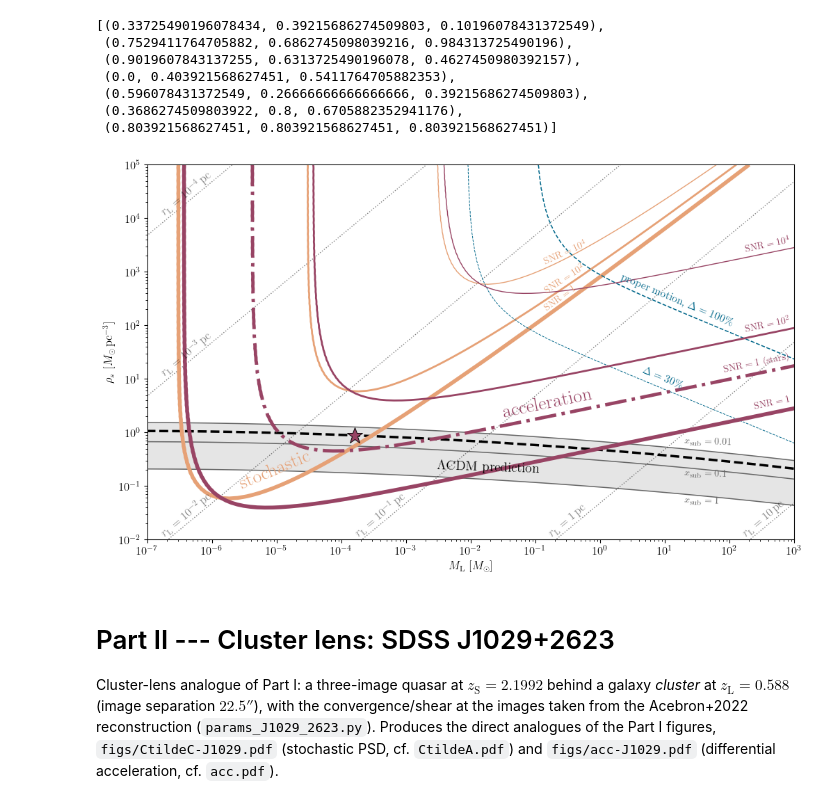
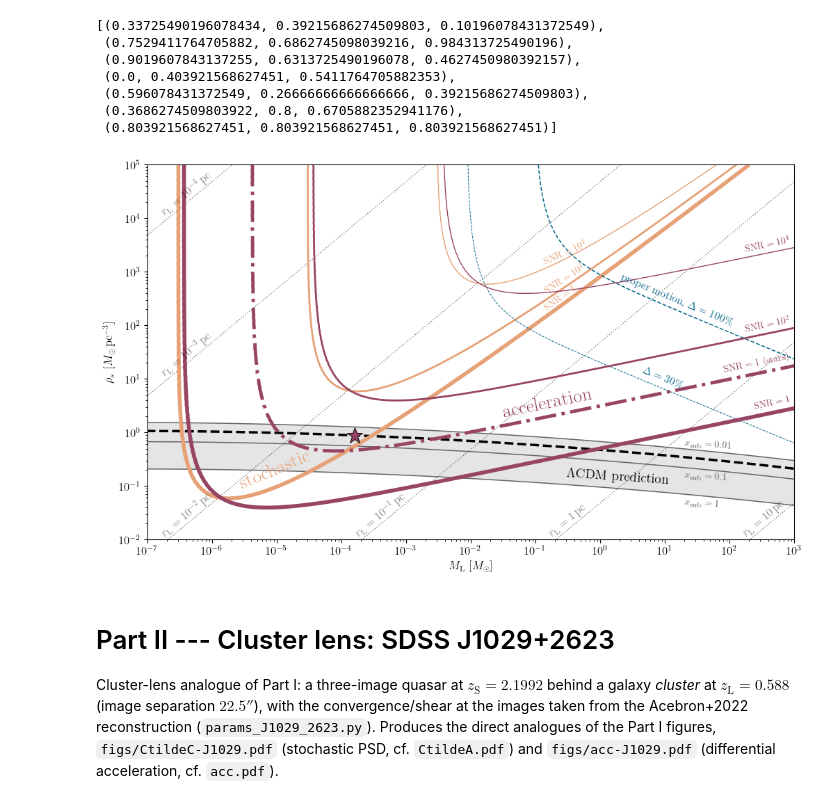
Before and after one commit to kenvantilburg/quaDM_lens, a Jupyter notebook: code/sensitivity.ipynb, the cells around one changed output. Drawn from its saved outputs; the diff is of its cells as text; code cells hidden in the pictures.

```diff
--- a/code/sensitivity.ipynb
+++ b/code/sensitivity.ipynb
@@ -685,15 +681,15 @@ ax.fill_between(list_M_s_fill/M_Solar, arr_rho_s_fill[0]/(M_Solar/pc**3), arr_rh
 for i, x_sub in enumerate(list_x_sub):
     ax.plot(arr_M_s_band[i]/M_Solar, arr_rho_s_band[i]/(M_Solar/pc**3), color=(0.4,0.4,0.4), lw=1.1)
 ax.plot(list_M_s_pred/M_Solar, list_rho_s_pred/(M_Solar/pc**3), 'k--', lw=2.5)
-ax.text(3e-3, 0.225, r'$\Lambda$CDM prediction', color='k', fontsize=14, ha='left', va='center', rotation=-2)
+ax.text(3e-1, 0.15, r'$\Lambda$CDM prediction', color='k', fontsize=14, ha='left', va='center', rotation=-4)
 # x_sub labels: the two lower lines are labelled just below themselves (the 0.5-dex gap
 # above the x_sub = 1 line is the roomiest part of the band), the top one just above.
 M_lab = 2e1
 for i, (lab, va, off) in enumerate(zip([r'$x_\mathrm{sub} = 1$', r'$x_\mathrm{sub} = 0.1$', r'$x_\mathrm{sub} = 0.01$'],
-                                       ['top', 'top', 'bottom'], [0.93, 0.93, 1.06])):
+                                       ['top', 'top', 'bottom'], [0.85, 0.85, 0.9])):
     rho_lab = np.exp(np.interp(np.log(M_lab*M_Solar), np.log(arr_M_s_band[i]), np.log(arr_rho_s_band[i])))
     ax.text(M_lab, off*rho_lab/(M_Solar/pc**3), lab,
-            color=(0.4,0.4,0.4), fontsize=10, ha='left', va=va, rotation=-2)
+            color=(0.4,0.4,0.4), fontsize=10, ha='left', va=va, rotation=-4)
 
 # Peak acceleration-channel variance SNR along the fiducial (x_sub = 0.03) CDM relation
 # (impact_numbers.py): 2.0 against the worst-case stellar residual, 23 on certifiably
@@ -722,34 +718,34 @@ ylim = (1e-2,1e5); ax.set_ylim(ylim);
 ax.set_xscale('log');
 ax.set_yscale('log');
 ax.set_xlabel(r'$M_\mathrm{L}~[M_\odot]$');
 ax.set_ylabel(r'$\rho_s~[M_\odot \, \mathrm{pc}^{-3}]$');
 ax.set_xticks(np.logspace(np.log10(xlim[0]),np.log10(xlim[1]),1+int(np.log10(xlim[1]/xlim[0]))),minor=False);
 ax.set_xticks(np.outer(np.logspace(np.log10(xlim[0]),np.log10(xlim[1])-1,int(np.log10(xlim[1]/xlim[0]))),range(1,10)).flatten(),minor=True);
 ax.text(1.5e-7,1.4*int_rho_s_ref_1(1.5e-7*M_Solar) / (M_Solar/pc**3),r'$r_\mathrm{L} = 10^{-4} \, \mathrm{pc}$', color=(0,0,0,0.5), ha='left', va='bottom', rotation=rotation)
 ax.text(1.5e-7,1.4*int_rho_s_ref_2(1.5e-7*M_Solar) / (M_Solar/pc**3),r'$r_\mathrm{L} = 10^{-3} \, \mathrm{pc}$', color=(0,0,0,0.5), ha='left', va='bottom', rotation=rotation)
 ax.text(1.5e-7,1.4*int_rho_s_ref_3(1.5e-7*M_Solar) / (M_Solar/pc**3),r'$r_\mathrm{L} = 10^{-2} \, \mathrm{pc}$', color=(0,0,0,0.5), ha='left', va='bottom', rotation=rotation)
 ax.text(1.5e-4,1.4*int_rho_s_ref_4(1.5e-4*M_Solar) / (M_Solar/pc**3),r'$r_\mathrm{L} = 10^{-1} \, \mathrm{pc}$', color=(0,0,0,0.5), ha='left', va='bottom', rotation=rotation)
 ax.text(1.5e-1,1.4*int_rho_s_ref_5(1.5e-1*M_Solar) / (M_Solar/pc**3),r'$r_\mathrm{L} = 1 \, \mathrm{pc}$', color=(0,0,0,0.5), ha='left', va='bottom', rotation=rotation)
 ax.text(1.5e2,1.4*int_rho_s_ref_6(1.5e2*M_Solar) / (M_Solar/pc**3),r'$r_\mathrm{L} = 10 \, \mathrm{pc}$', color=(0,0,0,0.5), ha='left', va='bottom', rotation=rotation)
 
 ax.text(2.4e-6,7.5e-2,"stochastic",color=colors[2],fontsize=20,ha='left',va='bottom',rotation=rotation_3)
 ax.text(1.3e-1,1.76e2,r"$\mathrm{SNR} = 1$",color=colors[2],fontsize=10,ha='left',va='bottom',rotation=36)
 ax.text(1.3e-1,3.7e2,r"$\mathrm{SNR} = 10^2$",color=colors[2],fontsize=10,ha='left',va='bottom',rotation=33)
 ax.text(1.3e-1,1.3e3,r"$\mathrm{SNR} = 10^4$",color=colors[2],fontsize=10,ha='left',va='bottom',rotation=24)
 
 ax.text(1.2e2,9e1,r"proper motion, $\Delta = 100\%$",color=colors[3],va='bottom',ha='right',fontsize=11,rotation=-rotation_3)
 ax.text(2e1,6e0,r"$\Delta = 30\%$",color=colors[3],fontsize=11,va='bottom',ha='right',rotation=-rotation_3)
 
 
 ax.text(3e-2,1.63e0,"acceleration",color=colors[4],fontsize=20,rotation=rotation_2,va='bottom',ha='left')
 ax.text(9e2,2.51e0,r"$\mathrm{SNR} = 1$",color=colors[4],fontsize=10,ha='right',va='bottom',rotation=rotation_2)
 ax.text(9e2,1.18e1,r"$\mathrm{SNR} = 1$ (stars)",color=colors[4],fontsize=10,ha='right',va='bottom',rotation=rotation_2)
 ax.text(9e2,7.07e1,r"$\mathrm{SNR} = 10^2$",color=colors[4],fontsize=10,ha='right',va='bottom',rotation=rotation_2)
 ax.text(9e2,2.20e3,r"$\mathrm{SNR} = 10^4$",color=colors[4],fontsize=10,ha='right',va='bottom',rotation=rotation_2);
 
 fig.savefig('../figs/SNR.pdf', bbox_inches='tight')
 # %% [output]
-[figure, old version]
+[figure, new version]
 # %% [markdown]
 # Part II --- Cluster lens: SDSS J1029+2623
 
```
Also changed, not shown: parts of 1 cell of this notebook.
